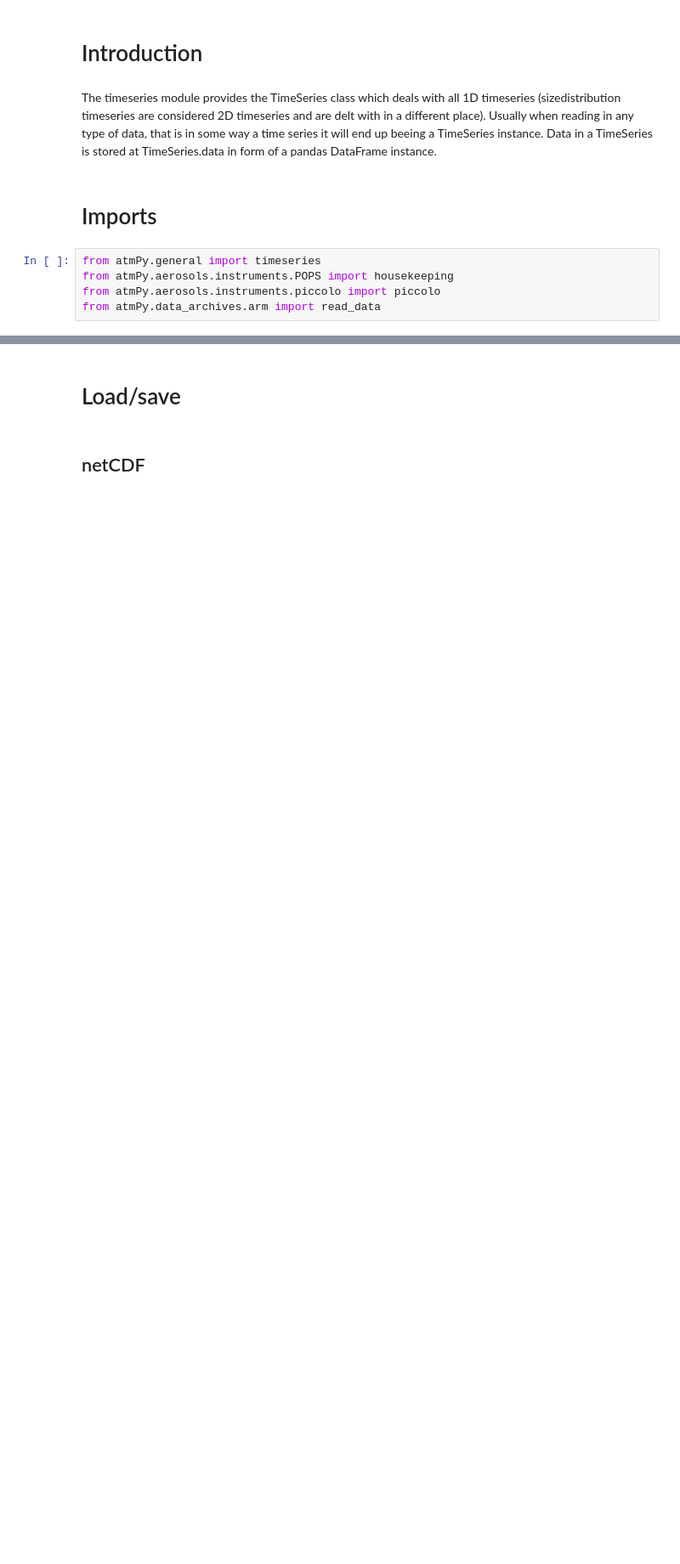
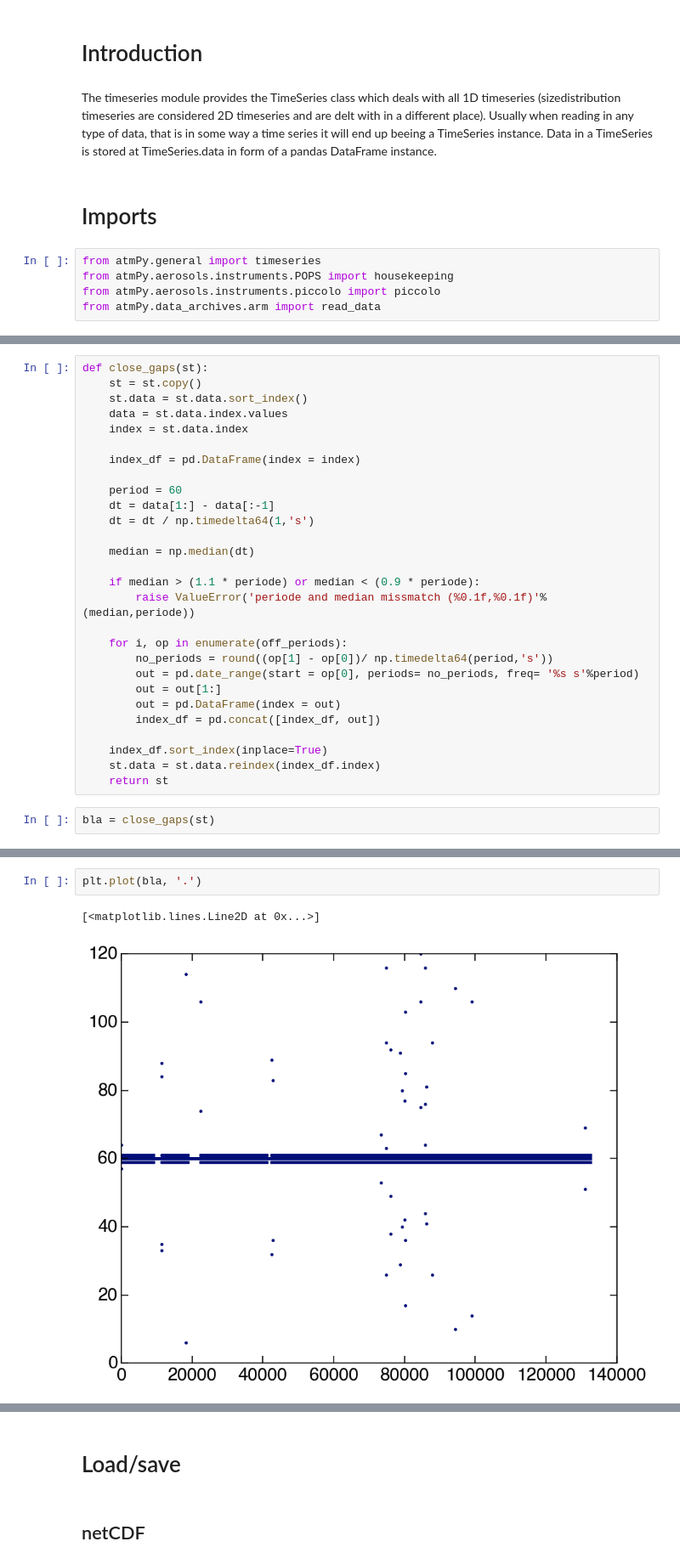
Before and after one commit to wblumberg/atm-py, a Jupyter notebook: examples/timeseries.ipynb, the cells around one changed output, grey strips where cells are left out. Shown at 85% size. Saved outputs shown, nothing was run; the diff lists cells and outputs as text; blank space fills up the shorter version.

```diff
--- a/examples/timeseries.ipynb
+++ b/examples/timeseries.ipynb
@@ -46,0 +37,30 @@ b'1faa295'
+# %%
+def close_gaps(st):
+    st = st.copy()
+    st.data = st.data.sort_index()
+    data = st.data.index.values
+    index = st.data.index
+
+    index_df = pd.DataFrame(index = index)
+
+    period = 60
+    dt = data[1:] - data[:-1]
+    dt = dt / np.timedelta64(1,'s')
+
+    median = np.median(dt)
+
+    if median > (1.1 * periode) or median < (0.9 * periode):
+        raise ValueError('periode and median missmatch (%0.1f,%0.1f)'%(median,periode))
+
+    for i, op in enumerate(off_periods):
+        no_periods = round((op[1] - op[0])/ np.timedelta64(period,'s'))
+        out = pd.date_range(start = op[0], periods= no_periods, freq= '%s s'%period)
+        out = out[1:]
+        out = pd.DataFrame(index = out)
+        index_df = pd.concat([index_df, out])
+
+    index_df.sort_index(inplace=True)
+    st.data = st.data.reindex(index_df.index)
+    return st
+# %%
+bla = close_gaps(st)
@@ -46,0 +79,5 @@ b'1faa295'
+# %%
+plt.plot(bla, '.')
+# %% [output]
+[<matplotlib.lines.Line2D at 0x...>]
+[figure, added]
```
Also changed, not shown: parts of 22 cells of this notebook, 4 other files.
